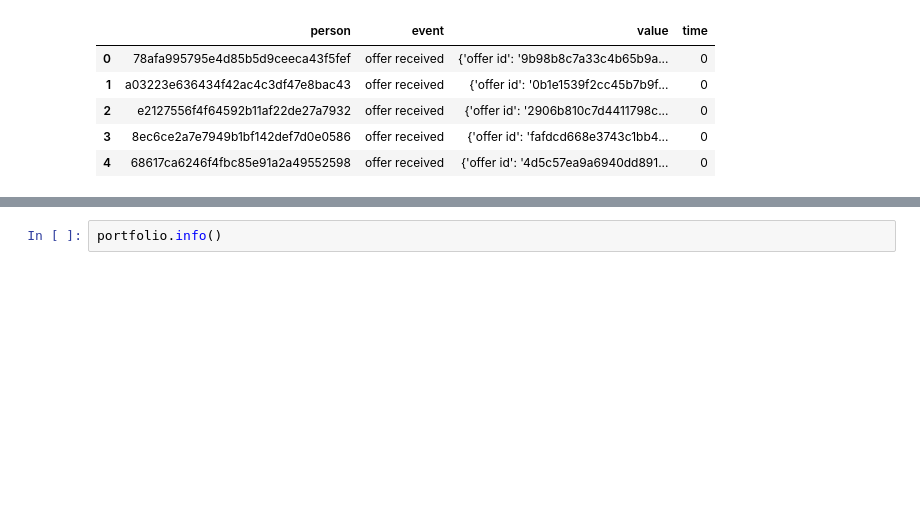
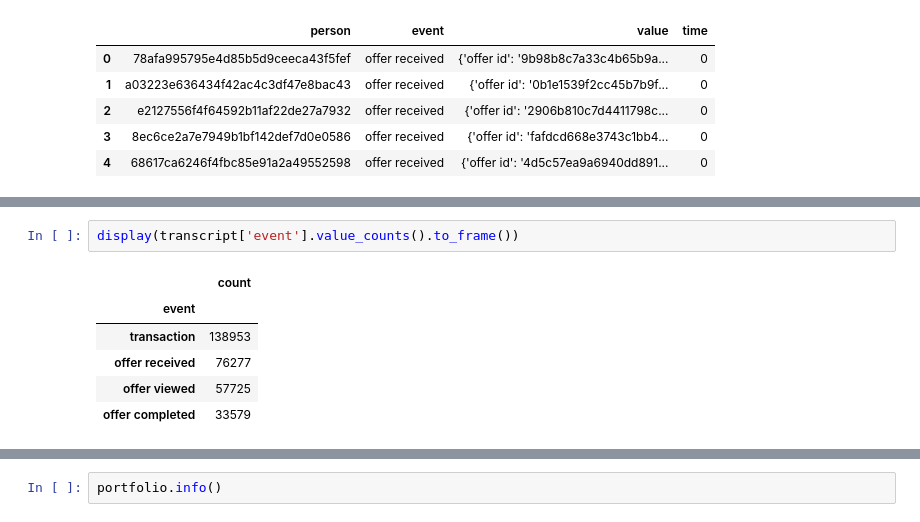
Before and after one commit to rladbstj56/practice_project, a Jupyter notebook: Soyun_EDA/preprocessing.ipynb, the cells around one changed output, grey strips where cells are left out. Drawn from its saved outputs; the diff is of its cells as text; blank space fills up the shorter version.

```diff
--- a/Soyun_EDA/preprocessing.ipynb
+++ b/Soyun_EDA/preprocessing.ipynb
@@ -73,0 +121,9 @@ transcript.head()
+# %%
+display(transcript['event'].value_counts().to_frame())
+# %% [output]
+|  | count |
+| event |  |
+| transaction | 138953 |
+| offer received | 76277 |
+| offer viewed | 57725 |
+| offer completed | 33579 |
```
Also changed, not shown: parts of 21 cells of this notebook.
